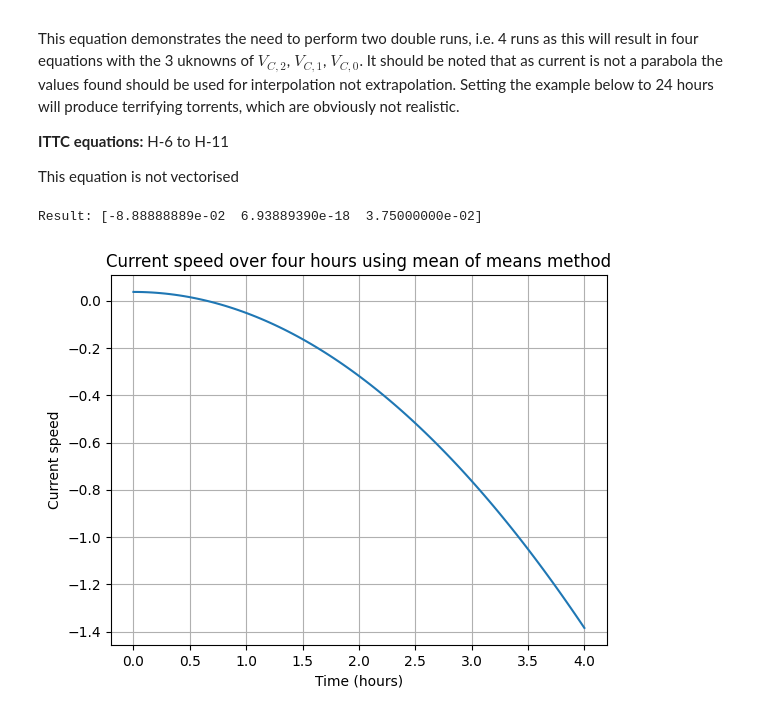
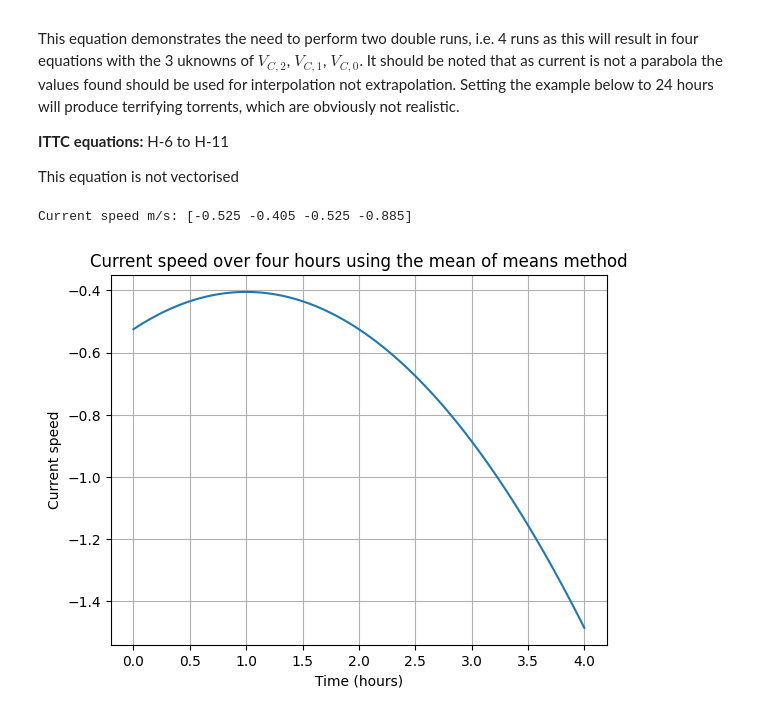
Before and after one commit to silverstream-tech/pyseatrials, a Jupyter notebook: nbs/06_current.ipynb, the cells around one changed output. Saved outputs shown, nothing was run; the diff lists cells and outputs as text; code cells hidden in the pictures.

Commit message:
updated the seatrials current correction

```diff
--- a/nbs/06_current.ipynb
+++ b/nbs/06_current.ipynb
@@ -215,54 +250,59 @@ This equation demonstrates the need to perform two double runs, i.e. 4 runs as t
 This equation is not vectorised
 # %%
 #| export
-def current_mean_of_means(list_of_speeds:list, # The mean speed over ground across a double run,
-                           start_time:float, # Time in decimal hours when the first run took place,
-                           time_between_runs:float #Time in decimal hours between each run. Note the time difference must be consistent between all runs
-                          ):
+def current_mean_of_means(sog: np.ndarray,  # The mean speed over ground across a double run,
+                          start_time: float,  # Time in decimal hours when the first run took place,
+                          time_between_runs: float  # Time in decimal hours between each run. Note the time difference must be consistent between all runs
+                          ) -> float:  # Outputs a tuple of the stw vector, the current vector and the coefficients
 
     t = start_time
-    delta_t = time_between_runs/2
+    delta_t = time_between_runs / 2
 
-    V_G1, V_G2, V_G3, V_G4 = list_of_speeds
+    V_G1, V_G2, V_G3, V_G4 = sog
     Vs = (V_G1 + 3 * V_G2 + 3 * V_G3 + V_G4) / 8
 
-    A = np.array([  [(t + 3*delta_t)**2, -(t + 3*delta_t), 1],
-                    [(t + 1*delta_t)**2, -(t + 1*delta_t), 1],
-                    [(t - 1*delta_t)**2, -(t - 1*delta_t), 1],
-                    [(t - 3*delta_t)**2, -(t - 3*delta_t), 1]])
+    A = np.array([[t + 3 * delta_t ** 2, -(t + 3 * delta_t), 1],
+                  [t + 1 * delta_t ** 2, -(t + 1 * delta_t), 1],
+                  [t - 1 * delta_t ** 2, -(t - 1 * delta_t), 1],
+                  [t - 3 * delta_t ** 2, -(t - 3 * delta_t), 1]])
 
     b = np.array([V_G1 - Vs, V_G2 - Vs, V_G3 - Vs, V_G4 - Vs])
 
-    x, residuals, rank, singular_values = np.linalg.lstsq(A, b, rcond=None)
+    coefs, residuals, rank, singular_values = np.linalg.lstsq(A, b, rcond=None)
 
+    t_vect = np.array([0, time_between_runs, 2*time_between_runs, 3*time_between_runs])
 
-    return x, residuals
+    current = coefs[0] * t_vect**2 + coefs[1] * t_vect + coefs[2]
+
+    stw = sog + current
+
+    return stw, current, coefs
 # %%
-list_of_speeds = [2.5, 2.6, 2.6, 2.5]  # Mean speed over ground across a double run
+sog = np.array([10, 12.6, 12.6, 11])  # Mean speed over ground across a double run
 start_time = 0.0  # Time in decimal hours when the first run took place
-time_between_runs = 0.75  # Time in decimal hours between each run
+time_between_runs = 1  # Time in decimal hours between each run
 
-result, residuals = current_mean_of_means(list_of_speeds, start_time, time_between_runs)
-print("Result:", result)
+stw, current, coefs= current_mean_of_means(sog, start_time, time_between_runs)
+print("Current speed m/s:", current)
 # %% [output]
-Result: [-8.88888889e-02  6.93889390e-18  3.75000000e-02]
+Current speed m/s: [-0.525 -0.405 -0.525 -0.885]
 # %%
 def quadratic_function(t, coeffs):
     a, b, c = coeffs
     return a * t**2 + b * t + c
 
 # Calculate the current speed throughout the day
 times = np.linspace(0, 4, 100)
-current_strength = quadratic_function(times, result)
+current_strength = quadratic_function(times, coefs)
 
 # Plot the current speed over the 24-hour period
 plt.plot(times, current_strength)
 plt.xlabel('Time (hours)')
 plt.ylabel('Current speed')
-plt.title('Current speed over four hours using mean of means method')
+plt.title('Current speed over four hours using the mean of means method')
 plt.grid(True)
 plt.show()
 # %% [output]
-[figure, old version]
+[figure, new version]
 # %%
 import nbdev; nbdev.nbdev_export()
```
Also changed, not shown: parts of 6 cells of this notebook, 3 other files.
